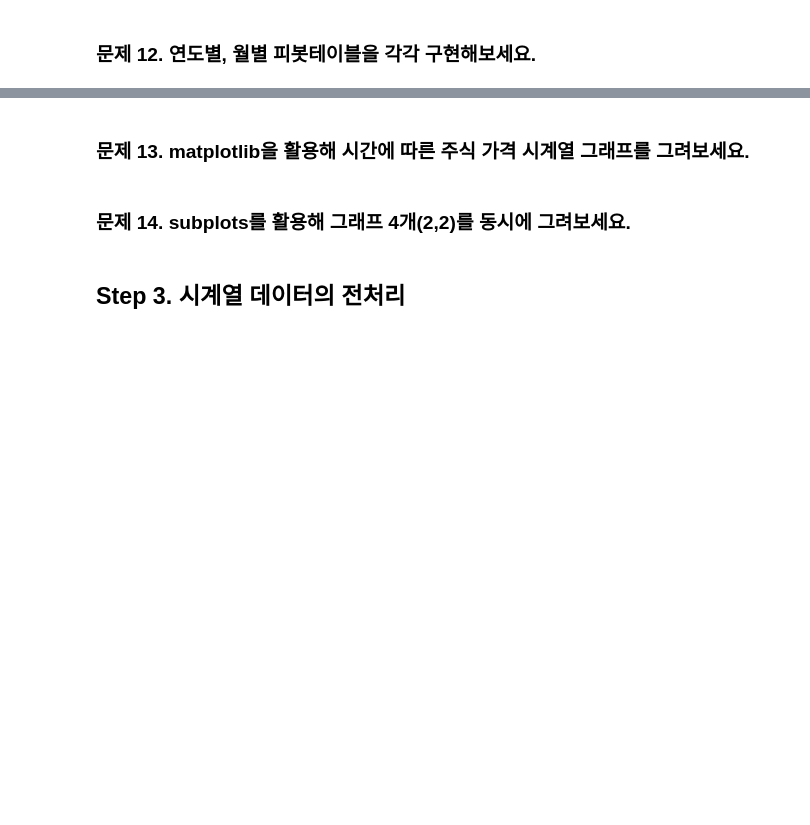
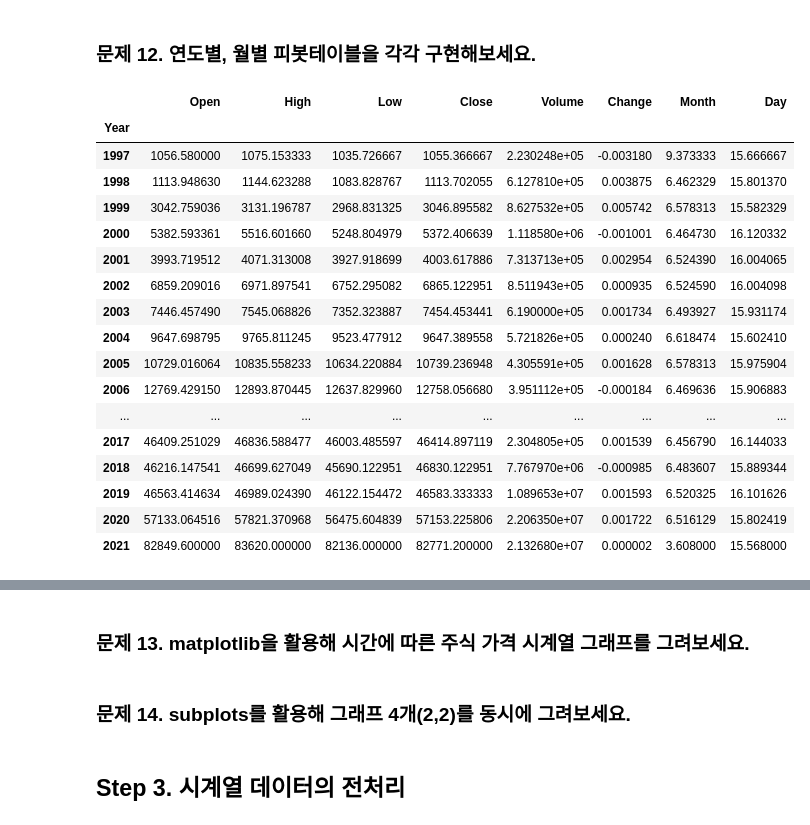
Before and after one commit to boossiman2/FastCampus-Deeplearning300, a Jupyter notebook: Part5_Sequential,NLP/1_1_LSTM을_활용해_주가_예측_모델_구현하기.ipynb, the cells around one changed output, grey strips where cells are left out. Cells and saved outputs as stored; diff of their text form; code cells hidden in the pictures; blank space fills up the shorter version.

```diff
--- a/Part5_Sequential,NLP/1_1_LSTM을_활용해_주가_예측_모델_구현하기.ipynb
+++ b/Part5_Sequential,NLP/1_1_LSTM을_활용해_주가_예측_모델_구현하기.ipynb
@@ -309,6 +286,6 @@ DatetimeIndex(['1997-06-27', '1997-06-28', '1997-06-30', '1997-07-01',
 
 ### 문제 11. 인덱스가 `DatetimeIndex`로 정의되어 있다면, 연도, 월, 일을 쪼갤 수 있습니다. 데이터를 분리해주세요.
 # %%
-stock['Year'] =
-stock['Month'] =
-stock['Day'] =
+stock['Year'] = stock.index.year
+stock['Month'] = stock.index.month
+stock['Day'] = stock.index.day
@@ -315,2 +302,23 @@ stock['Day'] =
 # %% [markdown]
 ### 문제 12. 연도별, 월별 피봇테이블을 각각 구현해보세요.
+# %%
+stock.groupby("Year").mean()
+# %% [output]
+|  | Open | High | Low | Close | Volume | Change | Month | Day |
+| Year |  |  |  |  |  |  |  |  |
+| 1997 | 1056.580000 | 1075.153333 | 1035.726667 | 1055.366667 | 2.230248e+05 | -0.003180 | 9.373333 | 15.666667 |
+| 1998 | 1113.948630 | 1144.623288 | 1083.828767 | 1113.702055 | 6.127810e+05 | 0.003875 | 6.462329 | 15.801370 |
+| 1999 | 3042.759036 | 3131.196787 | 2968.831325 | 3046.895582 | 8.627532e+05 | 0.005742 | 6.578313 | 15.582329 |
+| 2000 | 5382.593361 | 5516.601660 | 5248.804979 | 5372.406639 | 1.118580e+06 | -0.001001 | 6.464730 | 16.120332 |
+| 2001 | 3993.719512 | 4071.313008 | 3927.918699 | 4003.617886 | 7.313713e+05 | 0.002954 | 6.524390 | 16.004065 |
+| 2002 | 6859.209016 | 6971.897541 | 6752.295082 | 6865.122951 | 8.511943e+05 | 0.000935 | 6.524590 | 16.004098 |
+| 2003 | 7446.457490 | 7545.068826 | 7352.323887 | 7454.453441 | 6.190000e+05 | 0.001734 | 6.493927 | 15.931174 |
+| 2004 | 9647.698795 | 9765.811245 | 9523.477912 | 9647.389558 | 5.721826e+05 | 0.000240 | 6.618474 | 15.602410 |
+| 2005 | 10729.016064 | 10835.558233 | 10634.220884 | 10739.236948 | 4.305591e+05 | 0.001628 | 6.578313 | 15.975904 |
+| 2006 | 12769.429150 | 12893.870445 | 12637.829960 | 12758.056680 | 3.951112e+05 | -0.000184 | 6.469636 | 15.906883 |
+| ... | ... | ... | ... | ... | ... | ... | ... | ... |
+| 2017 | 46409.251029 | 46836.588477 | 46003.485597 | 46414.897119 | 2.304805e+05 | 0.001539 | 6.456790 | 16.144033 |
+| 2018 | 46216.147541 | 46699.627049 | 45690.122951 | 46830.122951 | 7.767970e+06 | -0.000985 | 6.483607 | 15.889344 |
+| 2019 | 46563.414634 | 46989.024390 | 46122.154472 | 46583.333333 | 1.089653e+07 | 0.001593 | 6.520325 | 16.101626 |
+| 2020 | 57133.064516 | 57821.370968 | 56475.604839 | 57153.225806 | 2.206350e+07 | 0.001722 | 6.516129 | 15.802419 |
+| 2021 | 82849.600000 | 83620.000000 | 82136.000000 | 82771.200000 | 2.132680e+07 | 0.000002 | 3.608000 | 15.568000 |
```
Also changed, not shown: parts of 6 cells of this notebook.
